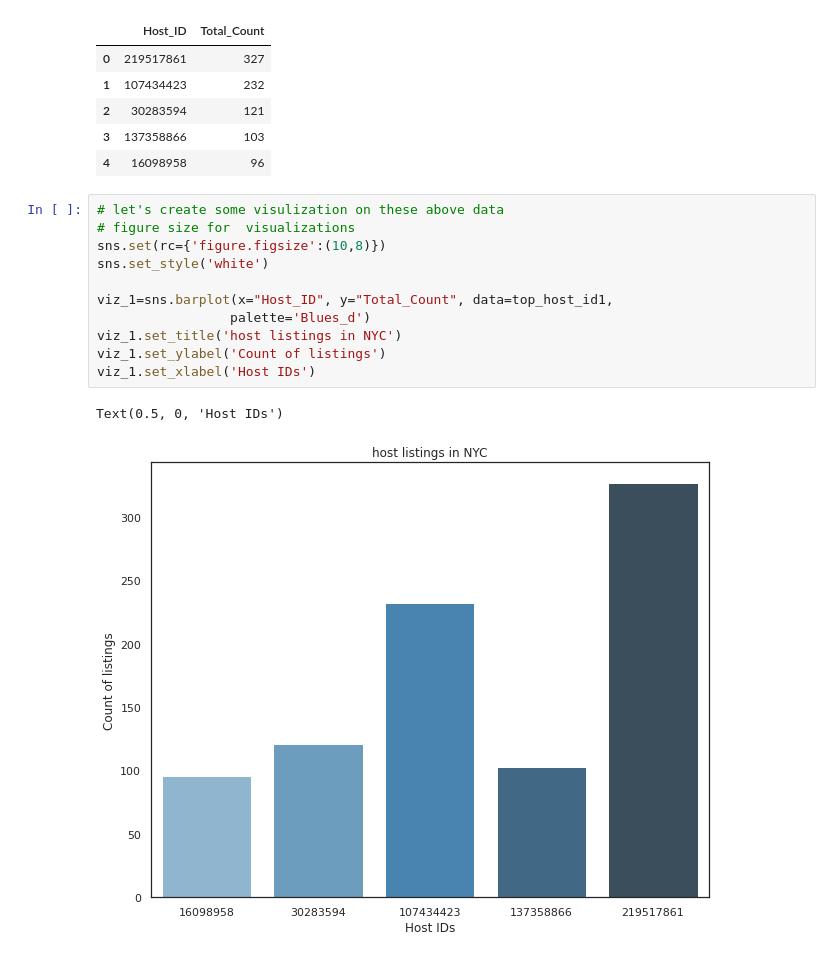
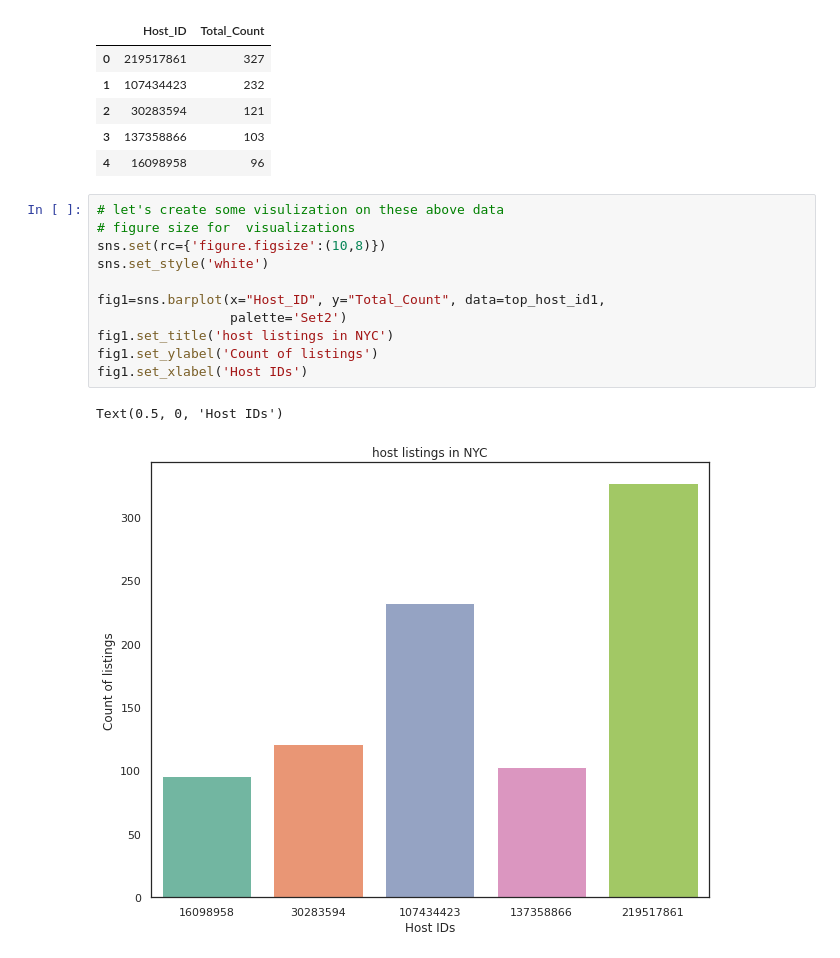
Before and after one commit to Ratnakar2022/Airbnb-data-analysis, a Jupyter notebook: Airbnb_Bookings_Analysis_Capstone_Project.ipynb, the cells around one changed output. Saved outputs shown, nothing was run; the diff lists cells and outputs as text.

```diff
--- a/Airbnb_Bookings_Analysis_Capstone_Project.ipynb
+++ b/Airbnb_Bookings_Analysis_Capstone_Project.ipynb
@@ -184,14 +184,14 @@ top_host_id1
 # %%
 # let's create some visulization on these above data
 # figure size for  visualizations
 sns.set(rc={'figure.figsize':(10,8)})
 sns.set_style('white')
 
-viz_1=sns.barplot(x="Host_ID", y="Total_Count", data=top_host_id1,
-                 palette='Blues_d')
-viz_1.set_title('host listings in NYC')
-viz_1.set_ylabel('Count of listings')
-viz_1.set_xlabel('Host IDs')
+fig1=sns.barplot(x="Host_ID", y="Total_Count", data=top_host_id1,
+                 palette='Set2')
+fig1.set_title('host listings in NYC')
+fig1.set_ylabel('Count of listings')
+fig1.set_xlabel('Host IDs')
 # %% [output]
 Text(0.5, 0, 'Host IDs')
-[figure, old version]
+[figure, new version]
```
